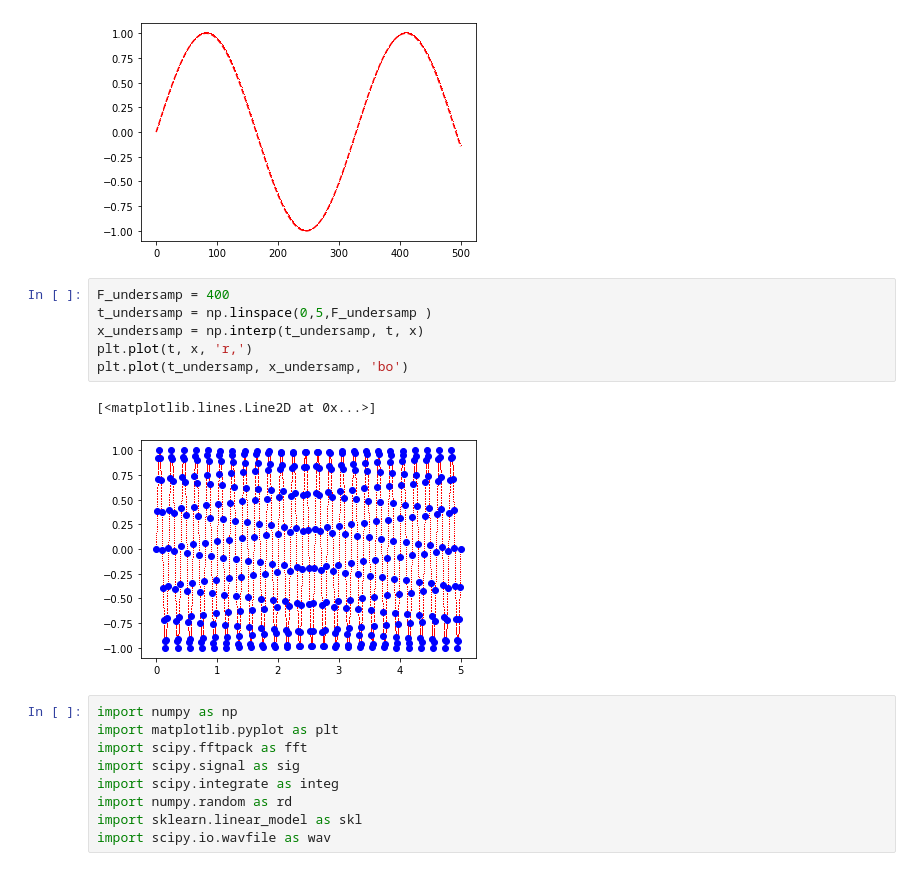
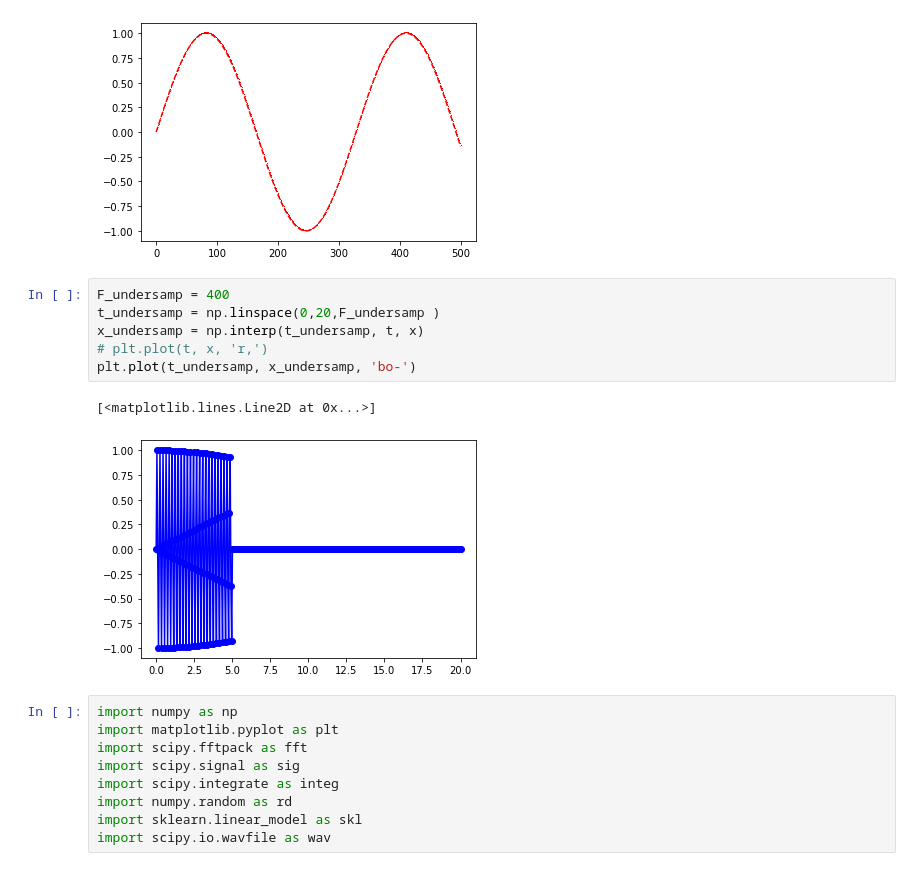
Before and after one commit to reneprincipejr/Physics-305, a Jupyter notebook: Activity 3 - Compressive Sensing/Activity 3 - Compressive Sensing.ipynb, the cells around one changed output. Saved outputs shown, nothing was run; the diff lists cells and outputs as text.

```diff
--- a/Activity 3 - Compressive Sensing/Activity 3 - Compressive Sensing.ipynb
+++ b/Activity 3 - Compressive Sensing/Activity 3 - Compressive Sensing.ipynb
@@ -23,13 +82,13 @@ plt.plot(x[:500], 'r,--')
 [figure]
 # %%
 F_undersamp = 400
-t_undersamp = np.linspace(0,5,F_undersamp )
+t_undersamp = np.linspace(0,20,F_undersamp )
 x_undersamp = np.interp(t_undersamp, t, x)
-plt.plot(t, x, 'r,')
-plt.plot(t_undersamp, x_undersamp, 'bo')
+# plt.plot(t, x, 'r,')
+plt.plot(t_undersamp, x_undersamp, 'bo-')
 # %% [output]
 [<matplotlib.lines.Line2D at 0x...>]
-[figure, old version]
+[figure, new version]
 # %%
 import numpy as np
 import matplotlib.pyplot as plt
```
Also changed, not shown: parts of 11 cells of this notebook, 7 other files.
